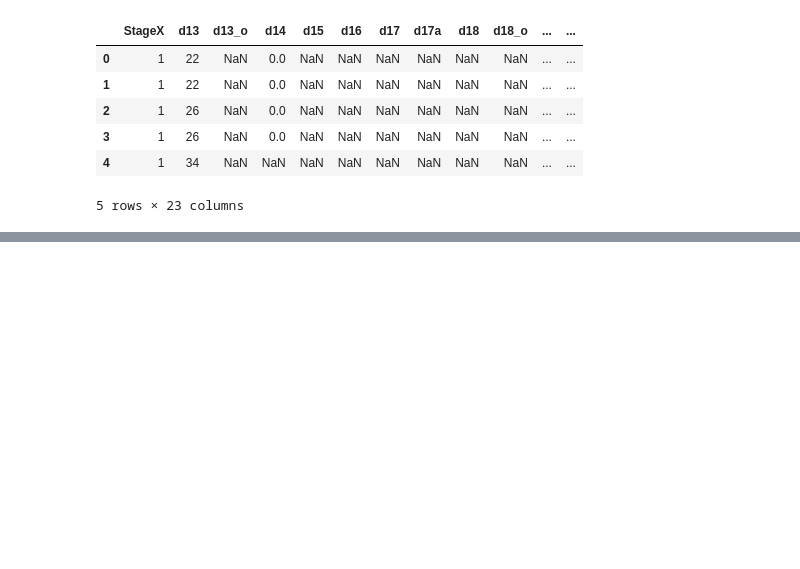
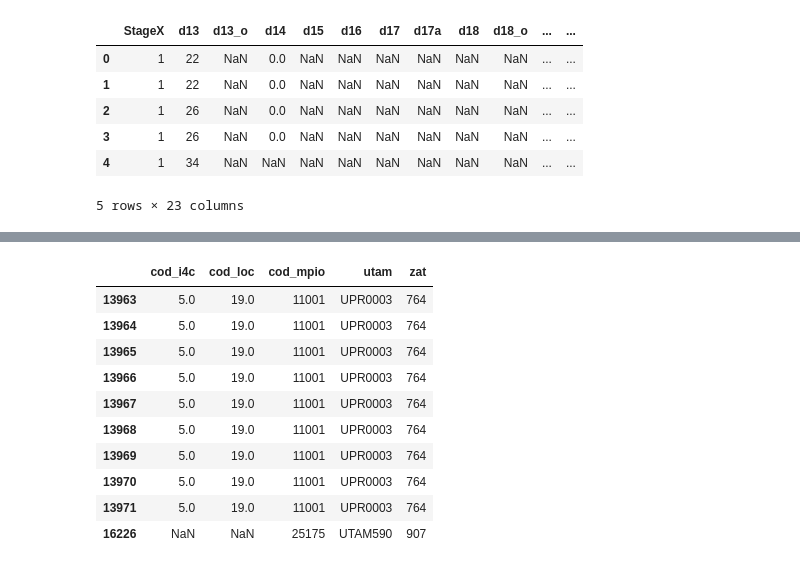
Before and after one commit to l0chaves/SEA-UN-Movilidad, a Jupyter notebook: descriptivas.ipynb, the cells around one changed output, grey strips where cells are left out. Cells and saved outputs as stored; diff of their text form; code cells hidden in the pictures; blank space fills up the shorter version.

```diff
--- a/descriptivas.ipynb
+++ b/descriptivas.ipynb
@@ -83,0 +109,10 @@ pd         module       <module 'pandas' from 'C:<...>es\\pandas\\__init__.py'>
+# %%
+#Revisar el numero de registros y el tipo de cada columna
+df_A.info()
+
+# Se filtra por municipios
+id_munis = [11001, 25175, 25214, 25286, 25473, 25745, 25754, 25377]
+df_A2 = df_A.loc[df_A['cod_mpio'].isin(id_munis)]
+
+# Municipios
+df_A2["cod_mpio"].value_counts()
@@ -83,0 +180,20 @@ pd         module       <module 'pandas' from 'C:<...>es\\pandas\\__init__.py'>
+# %%
+#Localidad a la cual pertenece
+
+#Hay dos columnas que tienen el codigo de localidad, pero no son iguales
+df_A2["cod_i4c"].equals(df_A2["cod_loc"])
+prueba = df_A2[df_A2['cod_i4c'] != df_A2['cod_loc']]
+p1 = ['cod_i4c', 'cod_loc', 'cod_mpio', 'utam', 'zat']
+prueba[p1].head(n=10)
+# %% [output]
+|  | cod_i4c | cod_loc | cod_mpio | utam | zat |
+| 13963 | 5.0 | 19.0 | 11001 | UPR0003 | 764 |
+| 13964 | 5.0 | 19.0 | 11001 | UPR0003 | 764 |
+| 13965 | 5.0 | 19.0 | 11001 | UPR0003 | 764 |
+| 13966 | 5.0 | 19.0 | 11001 | UPR0003 | 764 |
+| 13967 | 5.0 | 19.0 | 11001 | UPR0003 | 764 |
+| 13968 | 5.0 | 19.0 | 11001 | UPR0003 | 764 |
+| 13969 | 5.0 | 19.0 | 11001 | UPR0003 | 764 |
+| 13970 | 5.0 | 19.0 | 11001 | UPR0003 | 764 |
+| 13971 | 5.0 | 19.0 | 11001 | UPR0003 | 764 |
+| 16226 | NaN | NaN | 25175 | UTAM590 | 907 |
```
Also changed, not shown: parts of 11 cells of this notebook, 1 other file.
